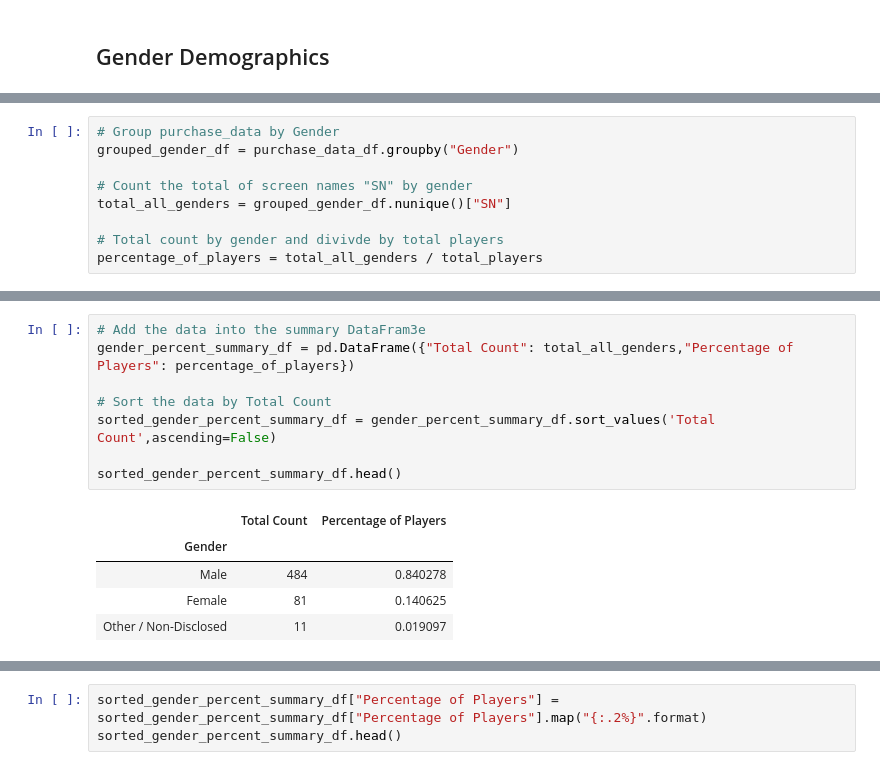
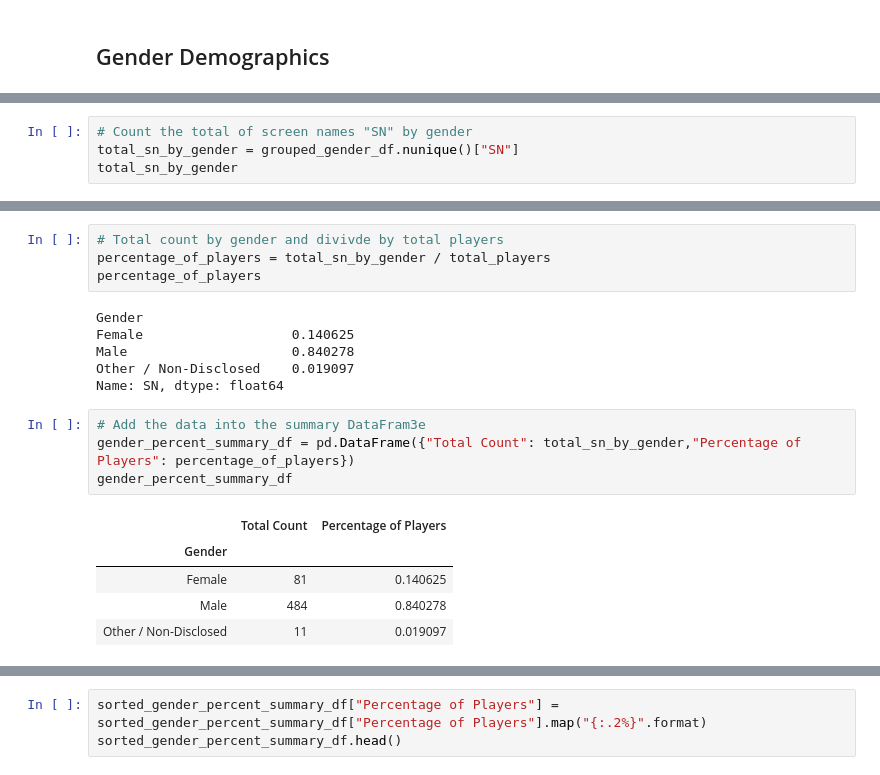
Before and after one commit to blt1339/pandas-challenge, a Jupyter notebook: HeroesOfPymoli/HeroesOfPymoli.ipynb, the cells around one changed output, grey strips where cells are left out. Saved outputs shown, nothing was run; the diff lists cells and outputs as text.

Commit message:
Complete the Purchasing Analysis (Gender) section
Complete the Purchasing Analysis (Gender) section.

```diff
--- a/HeroesOfPymoli/HeroesOfPymoli.ipynb
+++ b/HeroesOfPymoli/HeroesOfPymoli.ipynb
@@ -103,9 +106,4 @@ purchasing_totals_df
 # %%
-# Group purchase_data by Gender
-grouped_gender_df = purchase_data_df.groupby("Gender")
-
 # Count the total of screen names "SN" by gender
-total_all_genders = grouped_gender_df.nunique()["SN"]
-
-# Total count by gender and divivde by total players
-percentage_of_players = total_all_genders / total_players
+total_sn_by_gender = grouped_gender_df.nunique()["SN"]
+total_sn_by_gender
@@ -120,14 +116,20 @@ Name: SN, dtype: float64
+# %%
+# Total count by gender and divivde by total players
+percentage_of_players = total_sn_by_gender / total_players
+percentage_of_players
+# %% [output]
+Gender
+Female                   0.140625
+Male                     0.840278
+Other / Non-Disclosed    0.019097
+Name: SN, dtype: float64
 # %%
 # Add the data into the summary DataFram3e
-gender_percent_summary_df = pd.DataFrame({"Total Count": total_all_genders,"Percentage of Players": percentage_of_players})
-
-# Sort the data by Total Count
-sorted_gender_percent_summary_df = gender_percent_summary_df.sort_values('Total Count',ascending=False)
-
-sorted_gender_percent_summary_df.head()
+gender_percent_summary_df = pd.DataFrame({"Total Count": total_sn_by_gender,"Percentage of Players": percentage_of_players})
+gender_percent_summary_df
 # %% [output]
 |  | Total Count | Percentage of Players |
 | Gender |  |  |
+| Female | 81 | 0.140625 |
 | Male | 484 | 0.840278 |
-| Female | 81 | 0.140625 |
 | Other / Non-Disclosed | 11 | 0.019097 |
```
Also changed, not shown: parts of 17 cells of this notebook.
